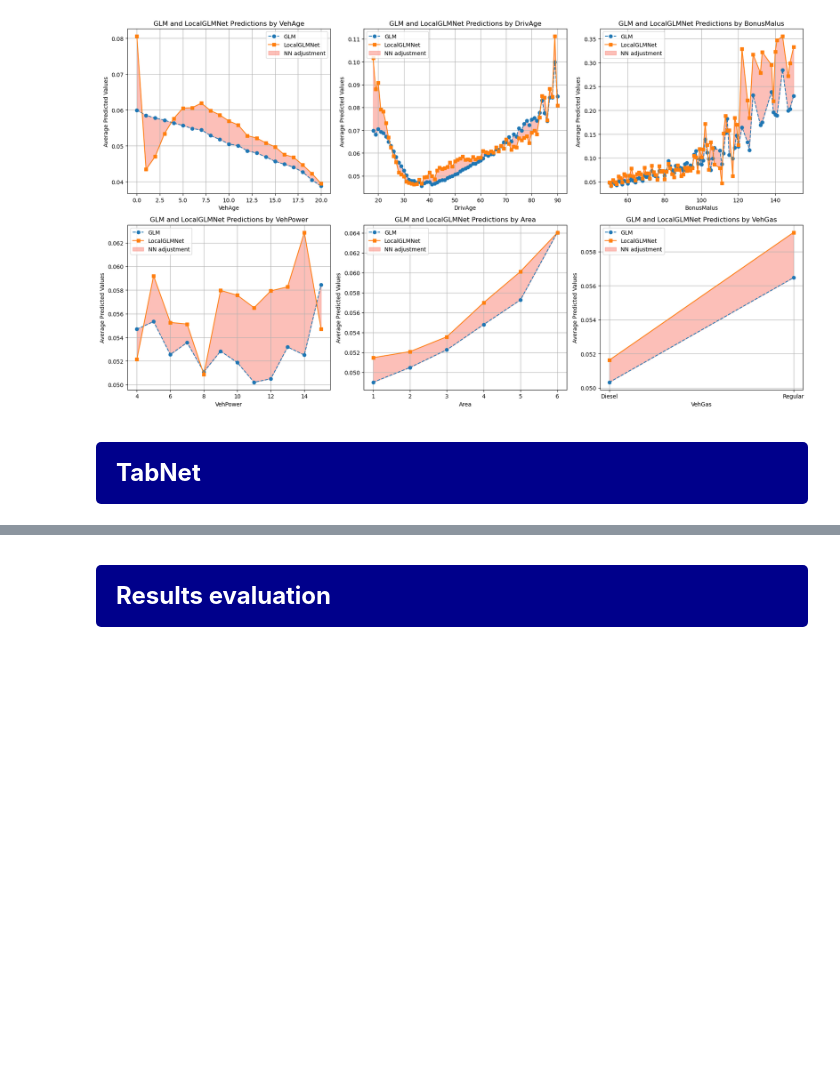
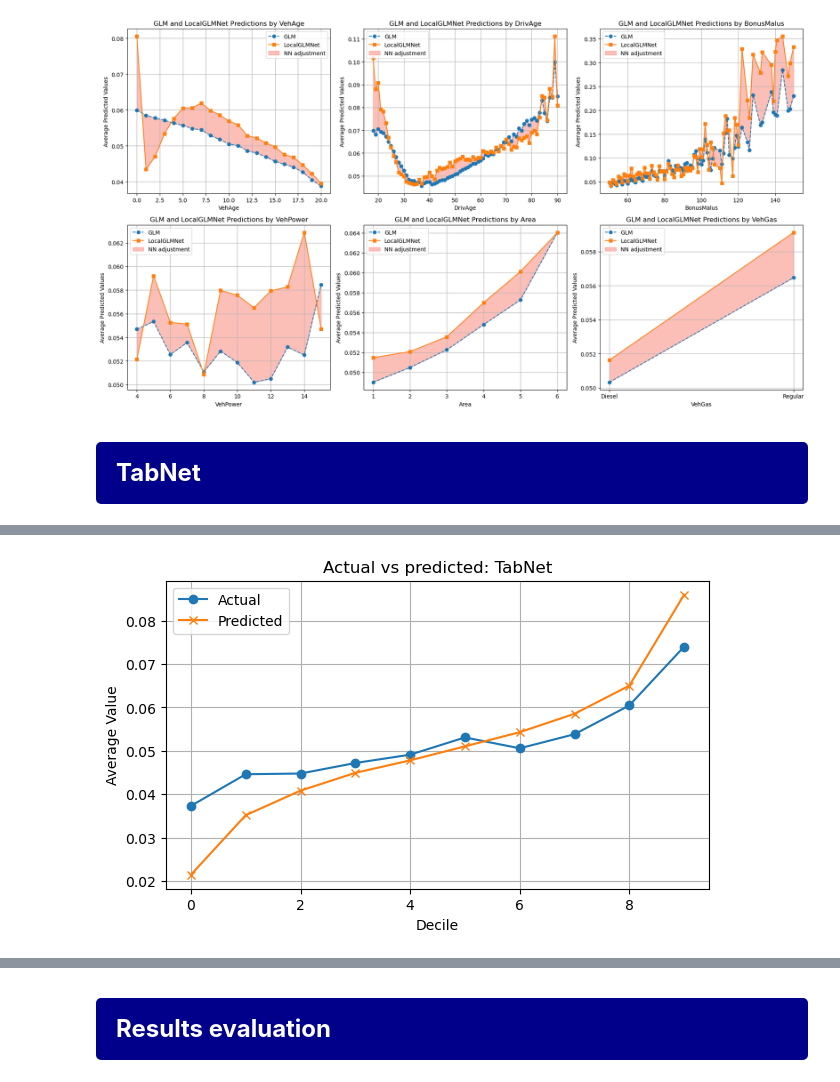
Before and after one commit to bart-custers/DL_for_Actuaries, a Jupyter notebook: notebooks/DL_for_Actuaries.ipynb, the cells around one changed output, grey strips where cells are left out. Drawn from its saved outputs; the diff is of its cells as text; code cells hidden in the pictures; blank space fills up the shorter version.

```diff
--- a/notebooks/DL_for_Actuaries.ipynb
+++ b/notebooks/DL_for_Actuaries.ipynb
@@ -190,7 +185,7 @@ def quantile_plot(model_name,y_true, y_pred, num_bins=10):
     df = pd.DataFrame({'Actual': y_true, 'Predicted': y_pred})
 
     # Create groups
-    df['Decile'] = pd.qcut(df['Predicted'], q=num_bins, labels=False)
+    df['Decile'] = pd.qcut(df['Predicted'], q=num_bins, labels=False, duplicates='drop')
 
     # Calculate average actual and predicted values for each decile
     decile_summary = df.groupby('Decile').agg({'Actual': 'mean', 'Predicted': 'mean'}).reset_index()
@@ -761,0 +829,6 @@ evaluate_model("TabNet", y_test, tabnet_preds_test)
+# %%
+tabnet_preds_test = tabnet_preds_test.ravel()
+y_test = y_test.ravel()
+quantile_plot("TabNet",y_test, tabnet_preds_test)
+# %% [output]
+[figure, added]
```
Also changed, not shown: parts of 17 cells of this notebook.
